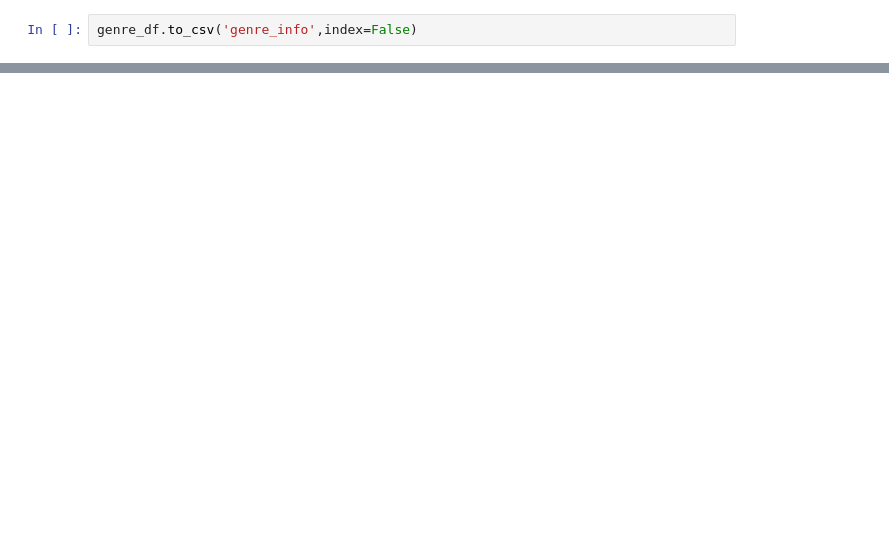
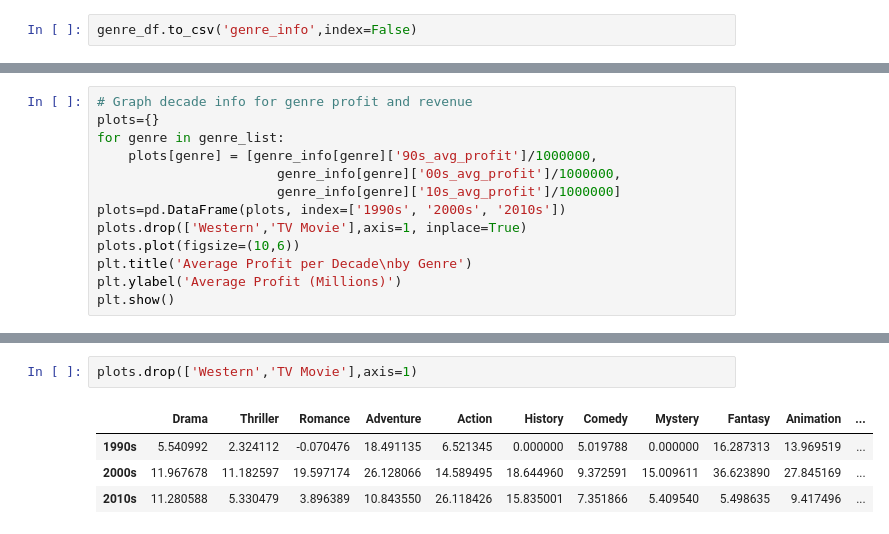
Before and after one commit to EricB10/movie_eda, a Jupyter notebook: zawar_analysis.ipynb, the cells around one changed output, grey strips where cells are left out. Saved outputs shown, nothing was run; the diff lists cells and outputs as text; blank space fills up the shorter version.

```diff
--- a/zawar_analysis.ipynb
+++ b/zawar_analysis.ipynb
@@ -43,0 +126,13 @@ genre_df.sum().to_frame(name='count').sort_values(by='count',ascending=False)['c
+# %%
+# Graph decade info for genre profit and revenue
+plots={}
+for genre in genre_list:
+    plots[genre] = [genre_info[genre]['90s_avg_profit']/1000000,
+                       genre_info[genre]['00s_avg_profit']/1000000,
+                       genre_info[genre]['10s_avg_profit']/1000000]
+plots=pd.DataFrame(plots, index=['1990s', '2000s', '2010s'])
+plots.drop(['Western','TV Movie'],axis=1, inplace=True)
+plots.plot(figsize=(10,6))
+plt.title('Average Profit per Decade\nby Genre')
+plt.ylabel('Average Profit (Millions)')
+plt.show()
@@ -43,0 +141,7 @@ genre_df.sum().to_frame(name='count').sort_values(by='count',ascending=False)['c
+# %%
+plots.drop(['Western','TV Movie'],axis=1)
+# %% [output]
+|  | Drama | Thriller | Romance | Adventure | Action | History | Comedy | Mystery | Fantasy | Animation | ... |
+| 1990s | 5.540992 | 2.324112 | -0.070476 | 18.491135 | 6.521345 | 0.000000 | 5.019788 | 0.000000 | 16.287313 | 13.969519 | ... |
+| 2000s | 11.967678 | 11.182597 | 19.597174 | 26.128066 | 14.589495 | 18.644960 | 9.372591 | 15.009611 | 36.623890 | 27.845169 | ... |
+| 2010s | 11.280588 | 5.330479 | 3.896389 | 10.843550 | 26.118426 | 15.835001 | 7.351866 | 5.409540 | 5.498635 | 9.417496 | ... |
```
Also changed, not shown: parts of 19 cells of this notebook.
